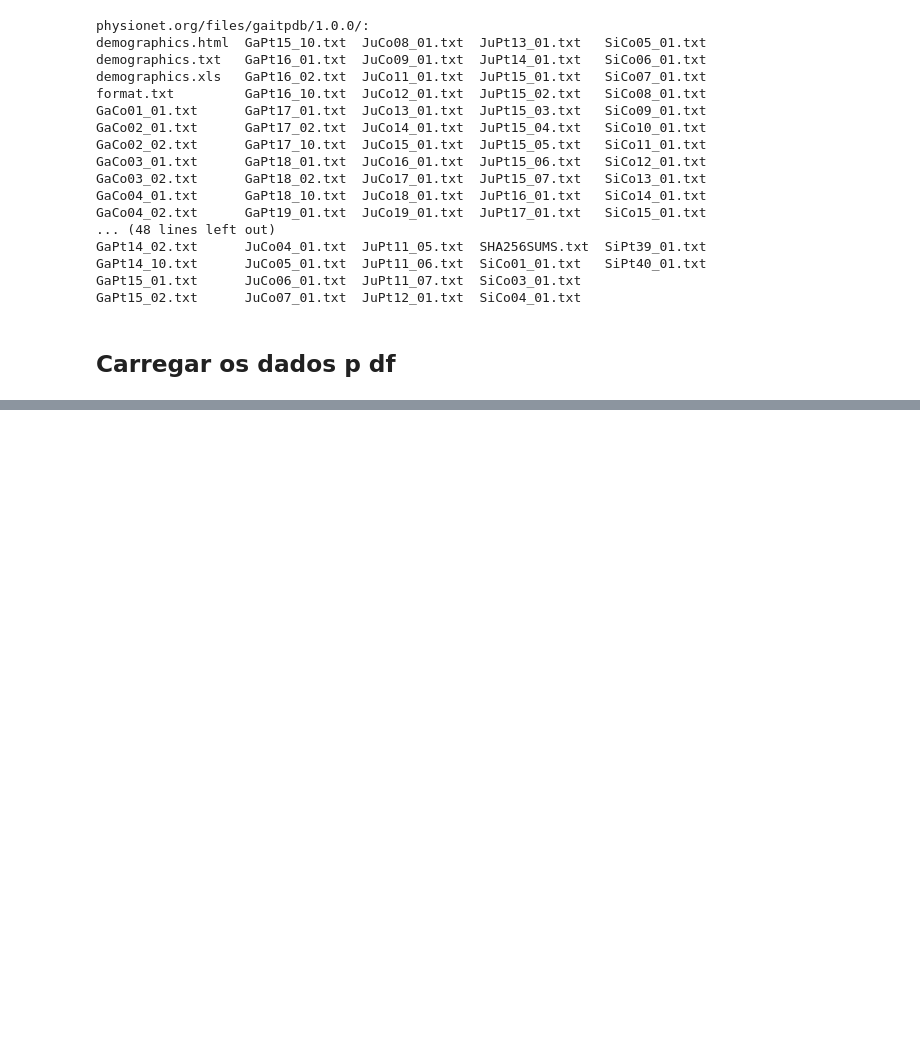
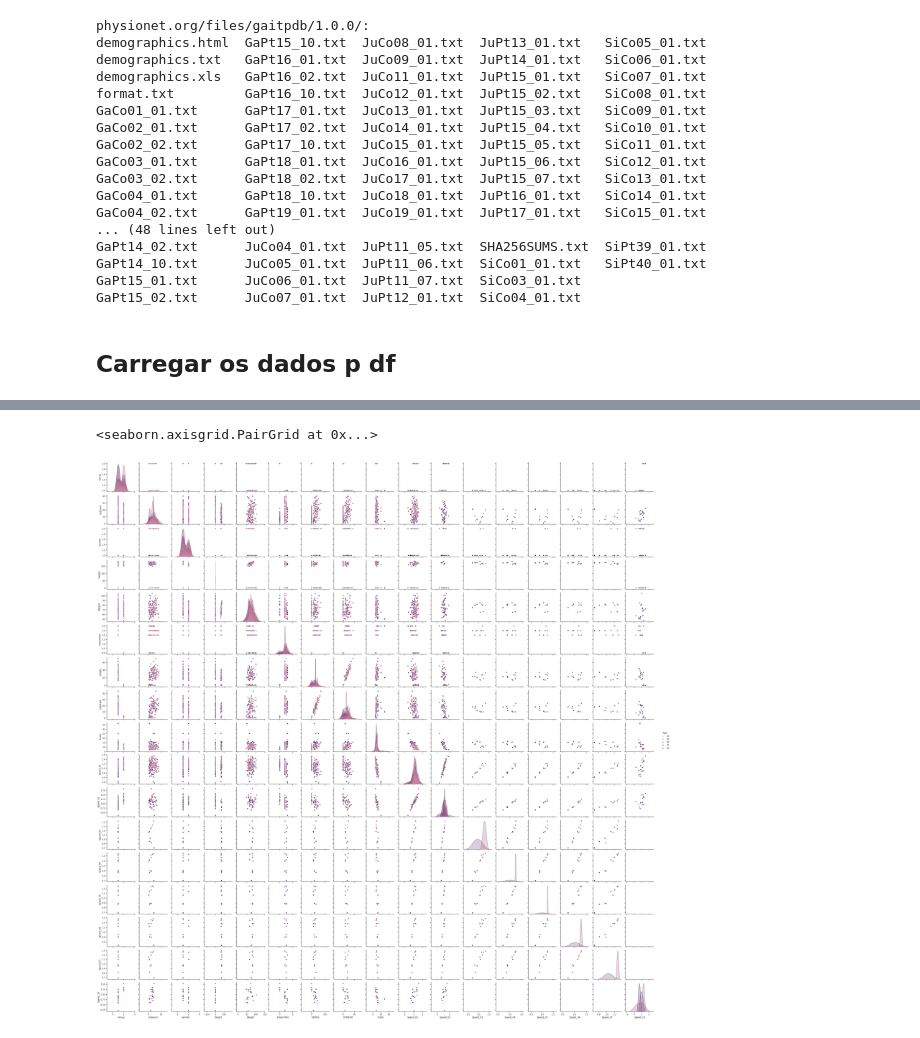
Before and after one commit to saraiva142/tcc, a Jupyter notebook: AnáliseExploratóriaTCC.ipynb, the cells around one changed output, grey strips where cells are left out. Saved outputs shown, nothing was run; the diff lists cells and outputs as text; code cells hidden in the pictures; blank space fills up the shorter version.

Commit message:
Gerando gráficos para idade em relação aos outros de demographics

```diff
--- a/AnáliseExploratóriaTCC.ipynb
+++ b/AnáliseExploratóriaTCC.ipynb
@@ -89,0 +101,22 @@ teste git
+# %%
+import pandas as pd
+import numpy as np
+import matplotlib.pylab as plt
+import seaborn as sns
+
+# Pegar o demographics.txt
+file_path = 'physionet.org/files/gaitpdb/1.0.0/demographics.txt'
+
+df = pd.read_csv(file_path, sep='\s+')
+
+print("\nHead\n")
+print(df.head())
+
+print("\nInfo\n")
+print(df.info())
+
+print("\nShape\n")
+print(df.shape)
+
+print("\nColumns\n")
+print(df.columns)
@@ -89,0 +141,7 @@ teste git
+# %%
+sns.set_theme(style="ticks")
+
+sns.pairplot(df, hue="Age")
+# %% [output]
+<seaborn.axisgrid.PairGrid at 0x...>
+[figure, added]
```
Also changed, not shown: parts of 5 cells of this notebook.
